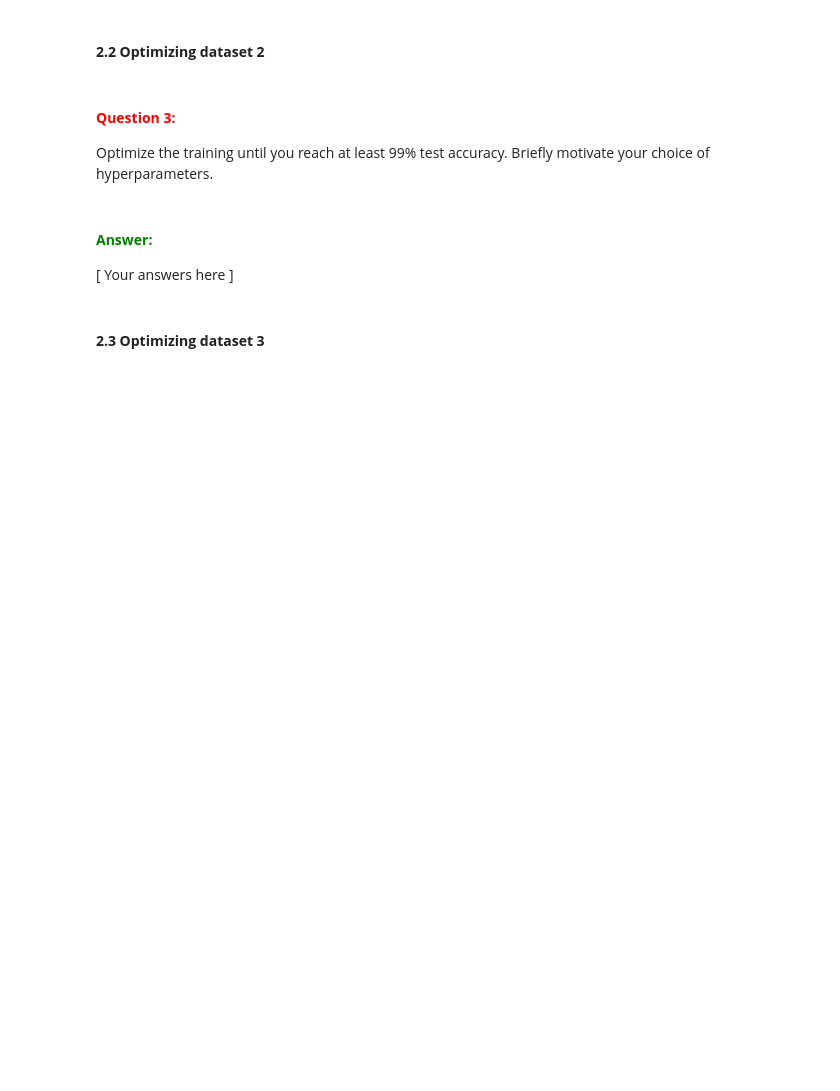
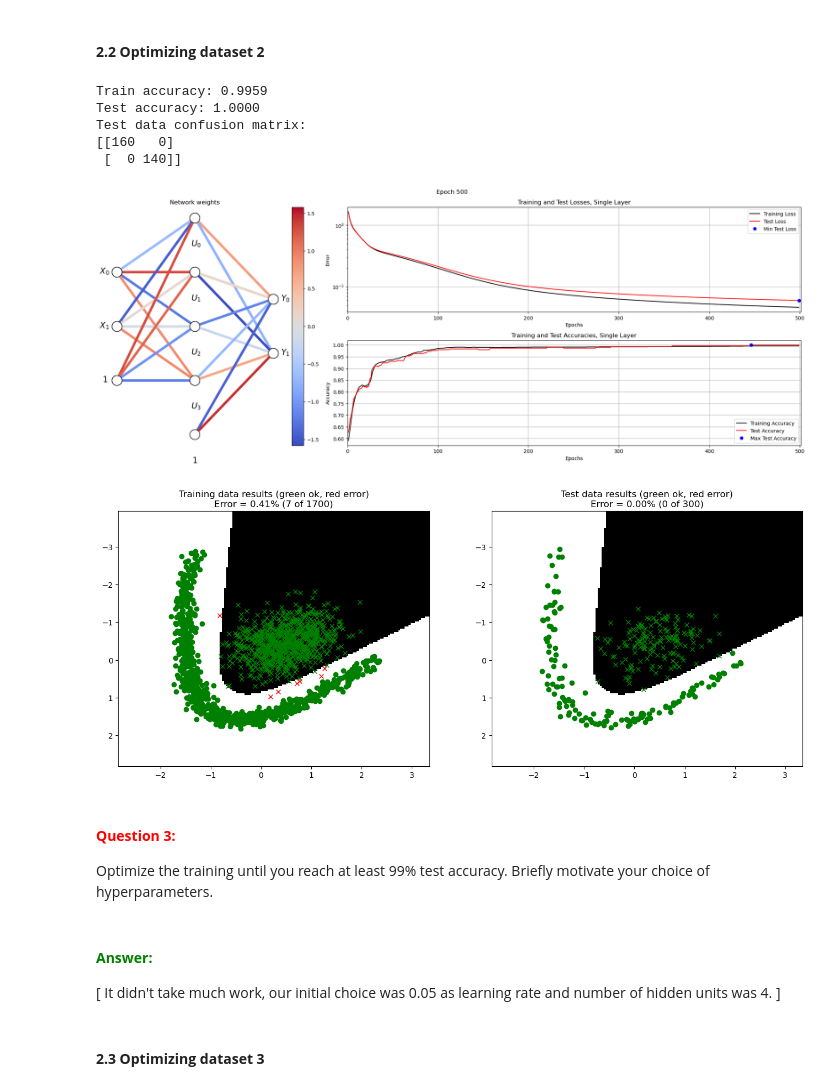
Before and after one commit to OliverGreen27/NNLabs, a Jupyter notebook: LabCode/A1_Supervised/main3_MultiLayer.ipynb, the cells around one changed output. Cells and saved outputs as stored; diff of their text form; code cells hidden in the pictures; blank space fills up the shorter version.

```diff
--- a/LabCode/A1_Supervised/main3_MultiLayer.ipynb
+++ b/LabCode/A1_Supervised/main3_MultiLayer.ipynb
@@ -402,28 +406,36 @@ Optimize the training until you reach at least 98% test accuracy. Briefly motiva
 # %%
 # --------------------------------------------
 # === Your code here =========================
 # --------------------------------------------
-nInputs  = ???
-nClasses = ???
-nHidden  = ???
+nInputs  = 2
+nClasses = 2
+nHidden  = 4
 
-W1_0 = ???
-B1_0 = ???
-W2_0 = ???
-B2_0 = ???
+W1_0 = np.random.uniform(-limit, limit, size=(nInputs, nHidden))
+B1_0 = np.random.normal(0, 0.01, (1, nHidden))
+W2_0 = np.random.uniform(-limit, limit, size=(nHidden, nClasses))
+B2_0 = np.random.normal(0, 0.01, (1, nClasses))
 
-params = {"epochs": ???, "learningRate": ???, "normalize": False, "useTanhOutput": False}
+params = {"epochs": 500, "learningRate": 0.05, "normalize": True, "useTanhOutput": True}
 # ============================================
 
 trainMultiLayerOnDataset(2, 0.15, W1_0, B1_0, W2_0, B2_0, params)
+# %% [output]
+Train accuracy: 0.9959
+Test accuracy: 1.0000
+Test data confusion matrix:
+[[160   0]
+ [  0 140]]
+[figure, added]
+[figure, added]
 # %% [markdown]
 #### **<span style="color:red">Question 3:</span>**
 
 Optimize the training until you reach at least 99% test accuracy. Briefly motivate your choice of hyperparameters.
-# %% [markdown]
-#### **<span style="color:green">Answer:</span>**
-
-\[ Your answers here \]
+# %% [markdown]
+#### **<span style="color:green">Answer:</span>**
+
+\[ It didn't take much work, our initial choice was 0.05 as learning rate and number of hidden units was 4. \]
 # %% [markdown]
 #### **2.3 Optimizing dataset 3**
 # %%
```
Also changed, not shown: parts of 10 cells of this notebook.
